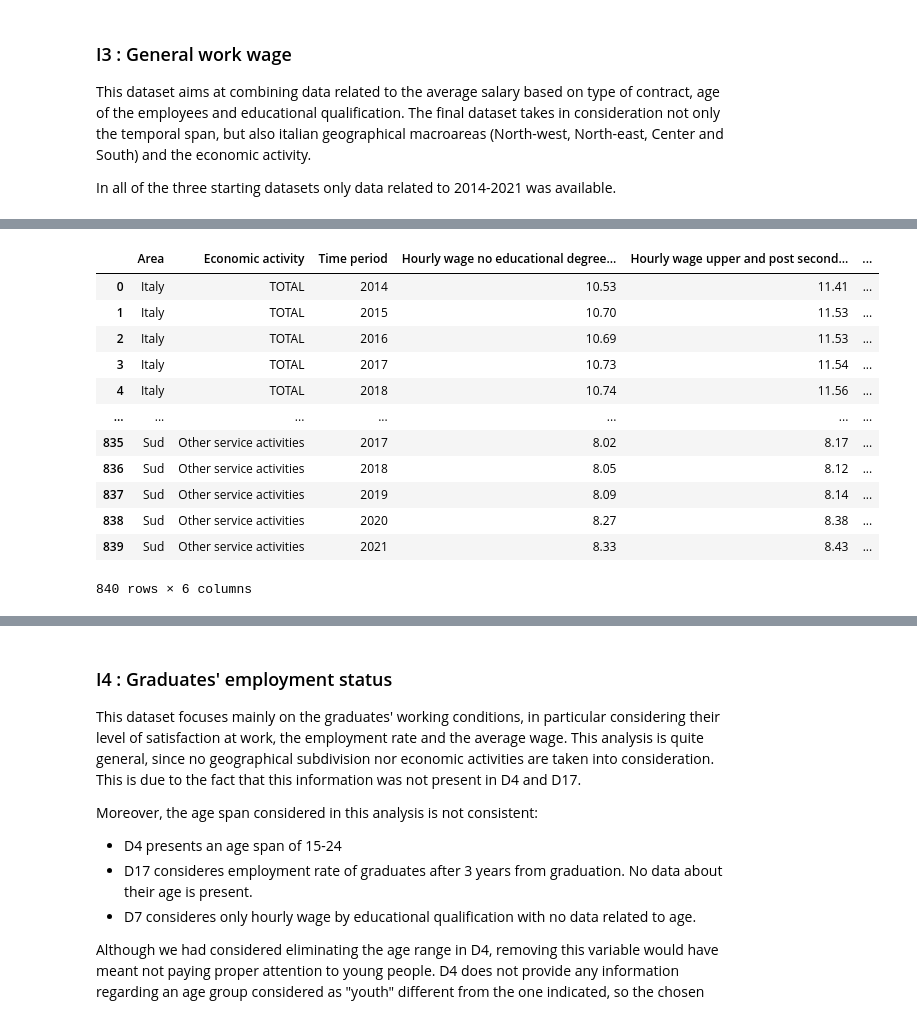
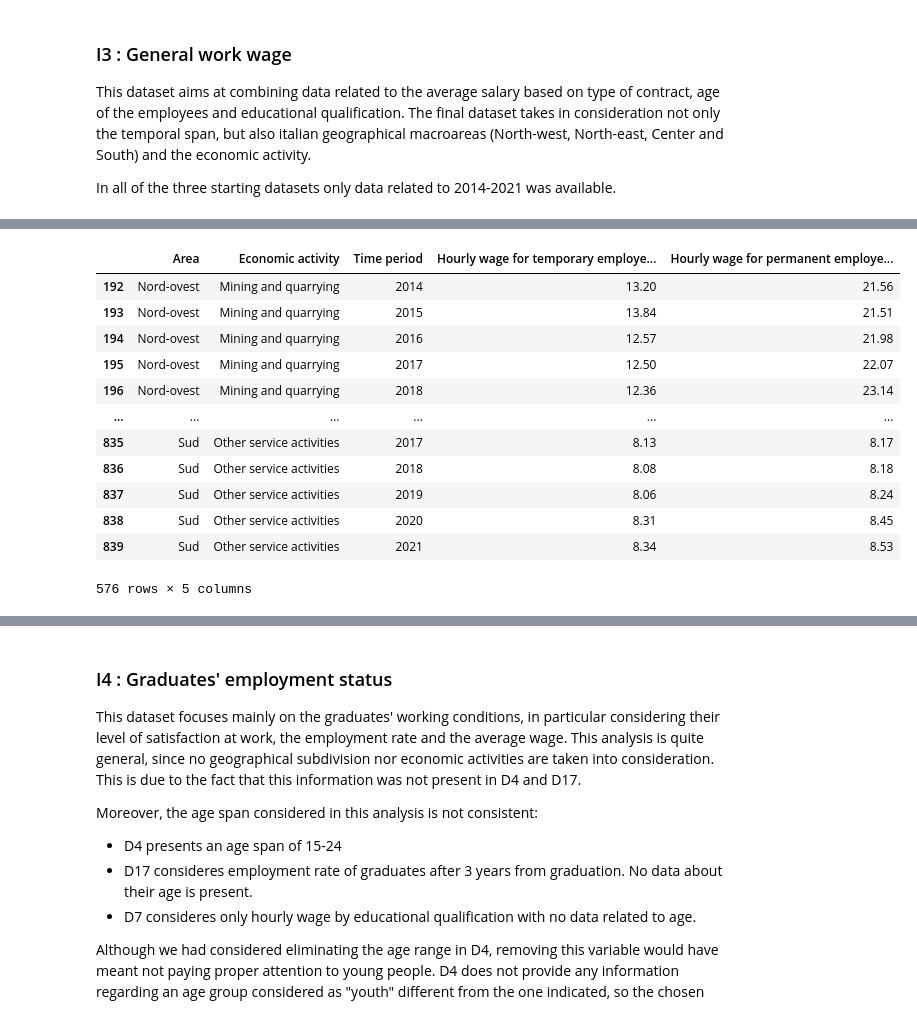
Before and after one commit to giorgiacrosilla/cif, a Jupyter notebook: datasets/intermediate_datasets.ipynb, the cells around one changed output, grey strips where cells are left out. Cells and saved outputs as stored; diff of their text form; code cells hidden in the pictures.

```diff
--- a/datasets/intermediate_datasets.ipynb
+++ b/datasets/intermediate_datasets.ipynb
@@ -242,17 +176,26 @@ wageage
-# %%
-educationalq = pd.read_csv("../datasets/cleaned_csv/D7.csv", encoding="utf-8")
-educationalq
-# %% [output]
-|  | Area | Economic activity | Time period | Hourly wage no educational degree... | Hourly wage upper and post second... | ... |
-| 0 | Italy | TOTAL | 2014 | 10.53 | 11.41 | ... |
-| 1 | Italy | TOTAL | 2015 | 10.70 | 11.53 | ... |
-| 2 | Italy | TOTAL | 2016 | 10.69 | 11.53 | ... |
-| 3 | Italy | TOTAL | 2017 | 10.73 | 11.54 | ... |
-| 4 | Italy | TOTAL | 2018 | 10.74 | 11.56 | ... |
-| ... | ... | ... | ... | ... | ... | ... |
-| 835 | Sud | Other service activities | 2017 | 8.02 | 8.17 | ... |
-| 836 | Sud | Other service activities | 2018 | 8.05 | 8.12 | ... |
-| 837 | Sud | Other service activities | 2019 | 8.09 | 8.14 | ... |
-| 838 | Sud | Other service activities | 2020 | 8.27 | 8.38 | ... |
-| 839 | Sud | Other service activities | 2021 | 8.33 | 8.43 | ... |
-840 rows × 6 columns
+# %%
+contract = pd.read_csv("../datasets/cleaned_csv/D5.csv", encoding="utf-8")
+for idx, i in contract.iterrows():
+    if i.iloc[1].startswith('TOTAL'):
+        contract = contract.drop(idx)
+
+for idx, i in contract.iterrows():
+    if i.iloc[0] == "Italy":
+        contract = contract.drop(idx)
+
+
+contract
+# %% [output]
+|  | Area | Economic activity | Time period | Hourly wage for temporary employe... | Hourly wage for permanent employe... |
+| 192 | Nord-ovest | Mining and quarrying | 2014 | 13.20 | 21.56 |
+| 193 | Nord-ovest | Mining and quarrying | 2015 | 13.84 | 21.51 |
+| 194 | Nord-ovest | Mining and quarrying | 2016 | 12.57 | 21.98 |
+| 195 | Nord-ovest | Mining and quarrying | 2017 | 12.50 | 22.07 |
+| 196 | Nord-ovest | Mining and quarrying | 2018 | 12.36 | 23.14 |
+| ... | ... | ... | ... | ... | ... |
+| 835 | Sud | Other service activities | 2017 | 8.13 | 8.17 |
+| 836 | Sud | Other service activities | 2018 | 8.08 | 8.18 |
+| 837 | Sud | Other service activities | 2019 | 8.06 | 8.24 |
+| 838 | Sud | Other service activities | 2020 | 8.31 | 8.45 |
+| 839 | Sud | Other service activities | 2021 | 8.34 | 8.53 |
+576 rows × 5 columns
```
Also changed, not shown: parts of 8 cells of this notebook.
